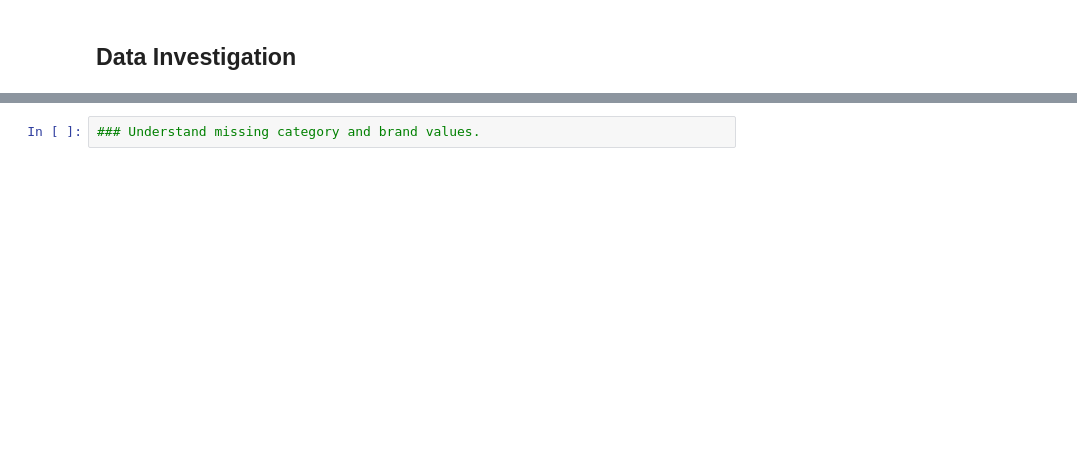
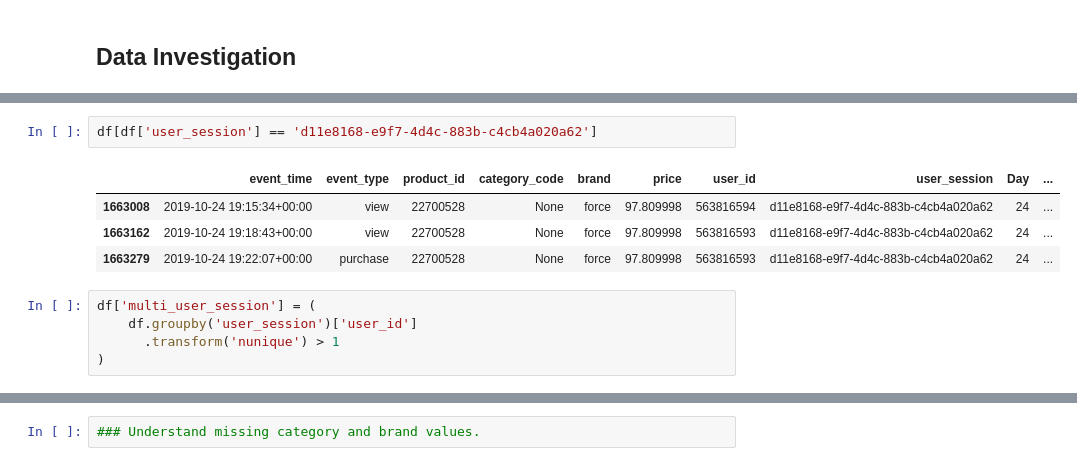
Before and after one commit to GauriR011/Ecommerce-Funnel-Analysis, a Jupyter notebook: Funnel_analysis.ipynb, the cells around one changed output, grey strips where cells are left out. Saved outputs shown, nothing was run; the diff lists cells and outputs as text; blank space fills up the shorter version.

```diff
--- a/Funnel_analysis.ipynb
+++ b/Funnel_analysis.ipynb
@@ -266,0 +398,12 @@ OKAYY so here is what we understand from this:
+# %%
+df[df['user_session'] == 'd11e8168-e9f7-4d4c-883b-c4cb4a020a62']
+# %% [output]
+|  | event_time | event_type | product_id | category_code | brand | price | user_id | user_session | Day | ... |
+| 1663008 | 2019-10-24 19:15:34+00:00 | view | 22700528 | None | force | 97.809998 | 563816594 | d11e8168-e9f7-4d4c-883b-c4cb4a020a62 | 24 | ... |
+| 1663162 | 2019-10-24 19:18:43+00:00 | view | 22700528 | None | force | 97.809998 | 563816593 | d11e8168-e9f7-4d4c-883b-c4cb4a020a62 | 24 | ... |
+| 1663279 | 2019-10-24 19:22:07+00:00 | purchase | 22700528 | None | force | 97.809998 | 563816593 | d11e8168-e9f7-4d4c-883b-c4cb4a020a62 | 24 | ... |
+# %%
+df['multi_user_session'] = (
+    df.groupby('user_session')['user_id']
+      .transform('nunique') > 1
+)
```
Also changed, not shown: parts of 26 cells of this notebook.
